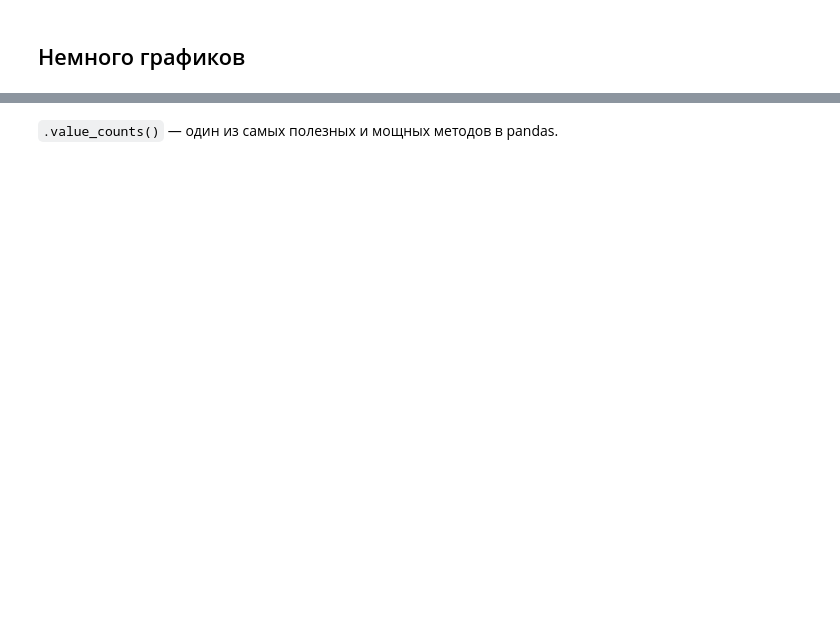
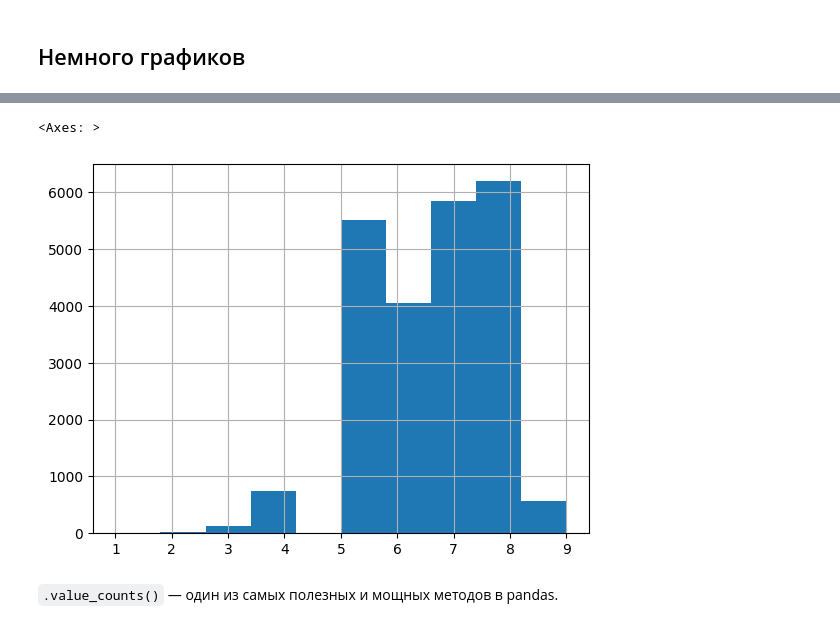
Before and after one commit to potopinc/colab, a Jupyter notebook: ML_05_06_07.ipynb, the cells around one changed output, grey strips where cells are left out. Drawn from its saved outputs; the diff is of its cells as text; code cells hidden in the pictures; blank space fills up the shorter version.

```diff
--- a/ML_05_06_07.ipynb
+++ b/ML_05_06_07.ipynb
@@ -493,2 +635,7 @@ df[df['type'] == 'Classification']
+# %%
+df[df['review_score'] != 0]['review_score'].hist()
+# %% [output]
+<Axes: >
+[figure, added]
 # %% [markdown]
 `.value_counts()` — один из самых полезных и мощных методов в pandas.
```
Also changed, not shown: parts of 24 cells of this notebook.
